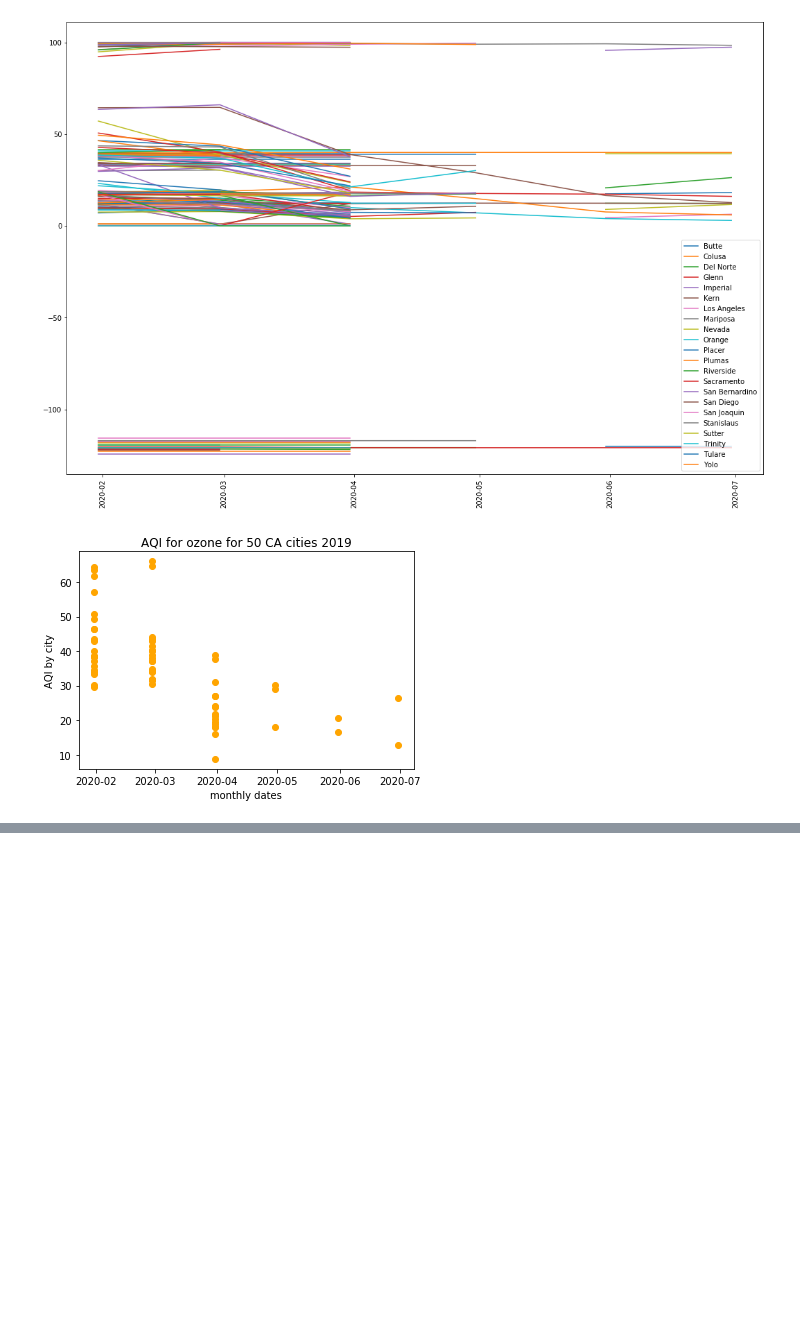
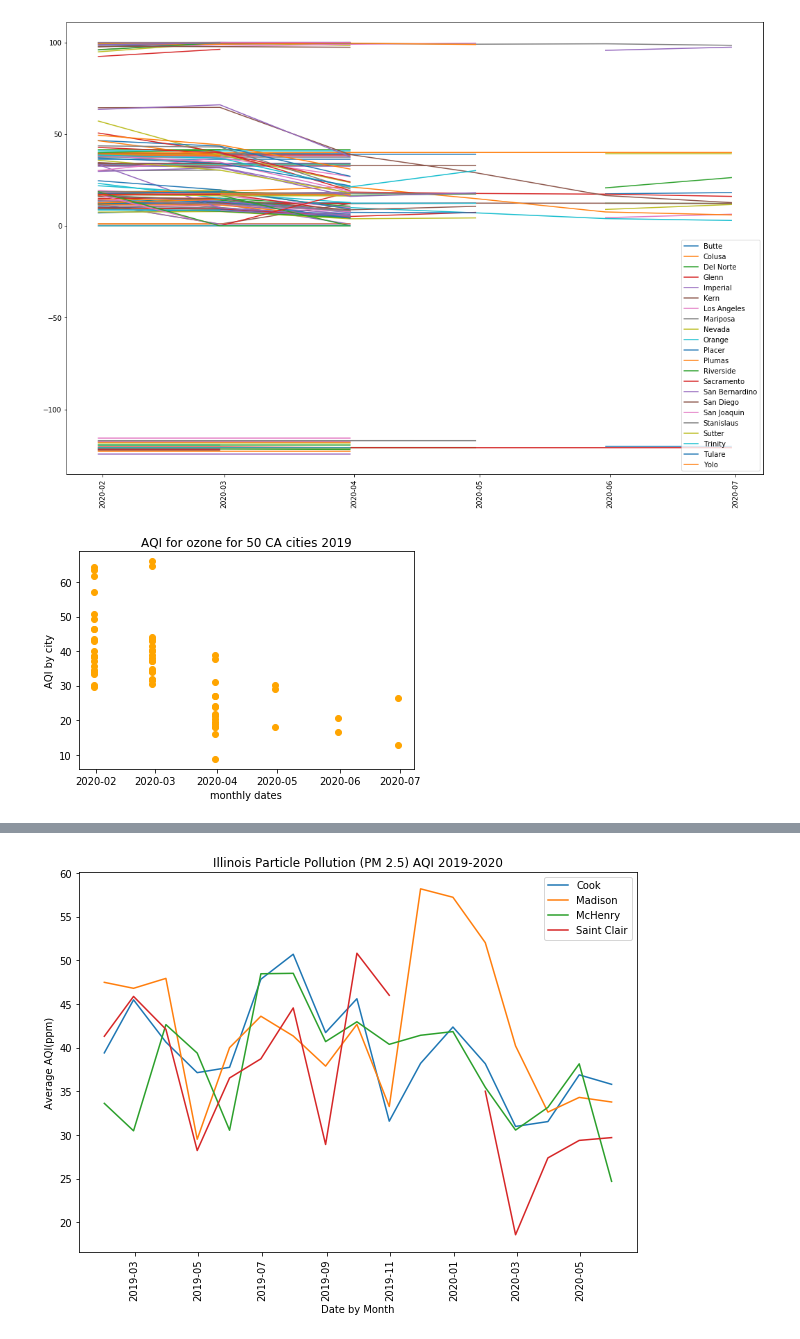
Before and after one commit to TrentELittle/BootcampProject1, a Jupyter notebook: project_main.ipynb, the cells around one changed output, grey strips where cells are left out. Saved outputs shown, nothing was run; the diff lists cells and outputs as text; code cells hidden in the pictures; blank space fills up the shorter version.

```diff
--- a/project_main.ipynb
+++ b/project_main.ipynb
@@ -268,0 +343,62 @@ plt.show()
+# %%
+#Illinois 2019 and 2020 PM2.5
+
+illinois_pm_19_params = {"email" : email_address, "key" : aqs_api_key, "param" : "88502",
+          "bdate" : "20190101", "edate" : "20191231", "state" : Illinois}
+# # Call to url for Illinois 2019
+illinois_pm_19_response = requests.get(daily_data_url, params = illinois_pm_19_params).json()
+illinois_pm_19_data.append(illinois_pm_19_response)
+
+illinois_pm_19_df = pd.DataFrame(illinois_pm_19_data[0]["Data"])
+
+# create DF for Illinois 2020 and pull PM 2.5 from APi
+illinois_pm_20_params = {"email" : email_address, "key" : aqs_api_key, "param" : "88502",
+          "bdate" : "20200101", "edate" : "20200731", "state" : Illinois}
+
+#call url for Illinois 2020
+illinois_pm_20_response = requests.get(daily_data_url, params = illinois_pm_20_params).json()
+illinois_pm_20_data.append(illinois_pm_20_response)
+
+#create df for illinois 2020
+illinois_pm_20_df = pd.DataFrame(illinois_pm_20_data[0]["Data"])
+illinois_pm_20_df
+#merge 2020
+merge_illinois_pm_df = illinois_pm_19_df.append(illinois_pm_20_df)
+# merge_illinois_pm_df.head()
+
+
+#drop columns in Illinois DF.nitrogen dioxide Show: site_number, latitude, longitude, sample_duration, date_local, observation_count, observation_percent, arithmetic_mean, first_max_value, first_max_hour, aqi, state, county, city)
+illinois_pm_clean_df = merge_illinois_pm_df.drop(["parameter_code", "datum", "cbsa_code","poc", "method_code","local_site_name","event_type","validity_indicator","method_code","state_code","county_code","parameter","pollutant_standard","units_of_measure","method", "site_address","cbsa","date_of_last_change"], axis=1)
+# illinois_pm_clean_df.head()
+
+#run nitrogen dioxideby 1 hour sample - only option
+sample_duration_pm = illinois_pm_clean_df["sample_duration"] == "24-HR BLK AVG"
+sample_duration_pm
+
+illinois_pm_clean_df = illinois_pm_clean_df[sample_duration_pm]
+# illinois_pm_clean_df.head()
+#group Iliinois data PM in dataframe with groupby
+illinois_pm_group = pd.DataFrame(illinois_pm_clean_df.groupby(["date_local","county"]).mean().unstack())
+illinois_pm_group.index
+#convert index to datetime
+illinois_pm_group.index = pd.to_datetime(illinois_pm_group.index)
+#average data by months
+monthly_pm_averages = illinois_pm_group.resample('M').mean()
+
+# #plot aqi against time for each county PM in group by df
+fig, ax = plt.subplots(figsize=(10,7))
+plt.xticks(rotation = 90)
+x_values = monthly_pm_averages.index
+y_values = monthly_pm_averages['aqi']
+
+plt.xlabel('Date by Month')
+plt.ylabel('Average AQI(ppm)')
+plt.title('Illinois Particle Pollution (PM 2.5) AQI 2019-2020')
+
+plt.plot(x_values,y_values)
+plt.legend(y_values)
+
+# fig.savefig('plotPM2.5.png')
+#needto add title, x axis labels include units of meausres, need to add legend for counties
+# %% [output]
+[figure, added]
```
Also changed, not shown: parts of 25 cells of this notebook, 1 other file.
